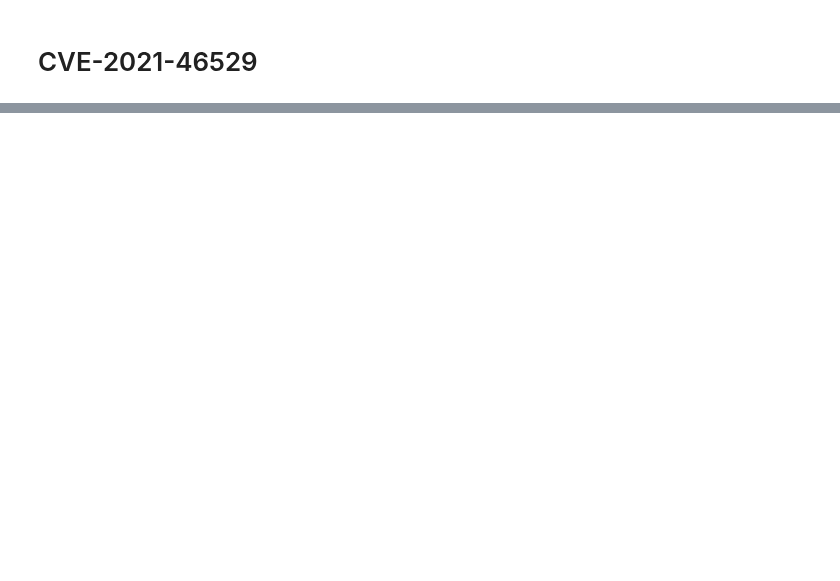
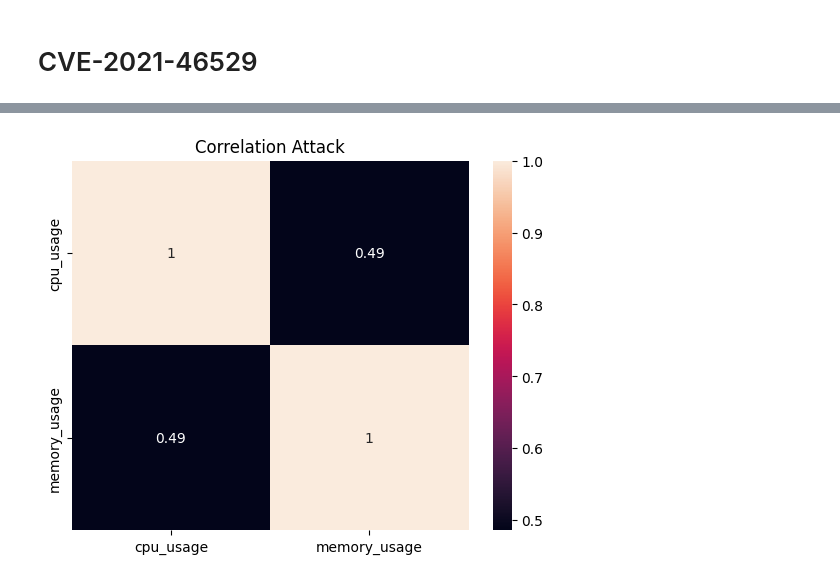
Before and after one commit to Janalytics94/anomaly-detection-software, a Jupyter notebook: src/notebooks/CVE-2021-46529.ipynb, the cells around one changed output, grey strips where cells are left out. Saved outputs shown, nothing was run; the diff lists cells and outputs as text; code cells hidden in the pictures; blank space fills up the shorter version.

```diff
--- a/src/notebooks/CVE-2021-46529.ipynb
+++ b/src/notebooks/CVE-2021-46529.ipynb
@@ -46,0 +97,6 @@ normal = pd.concat(dfs_normal)
+# %%
+sns.heatmap(attack[['cpu_usage', 'memory_usage']].corr(), annot=True)
+plt.title('Correlation Attack')
+plt.show()
+# %% [output]
+[figure, added]
```
Also changed, not shown: parts of 9 cells of this notebook, 21 other files.
